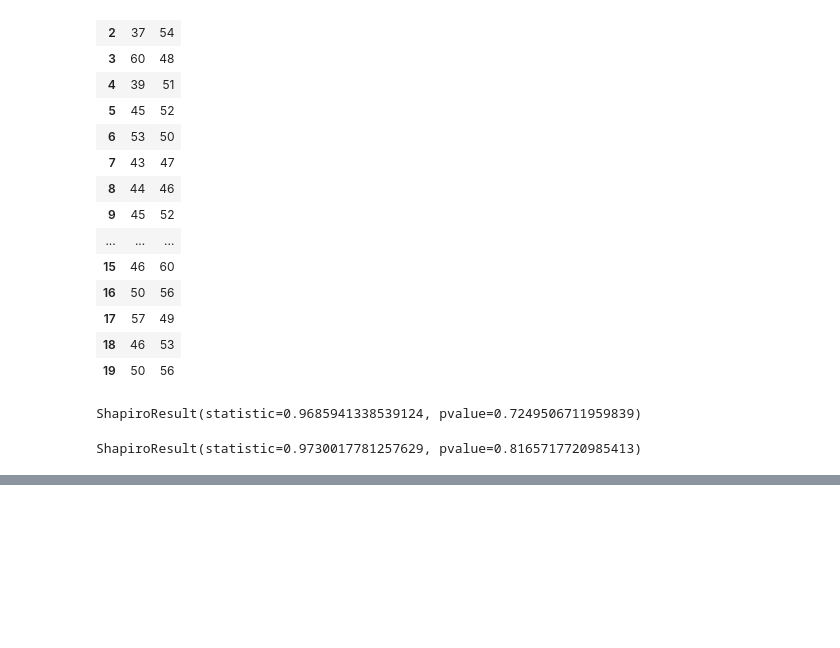
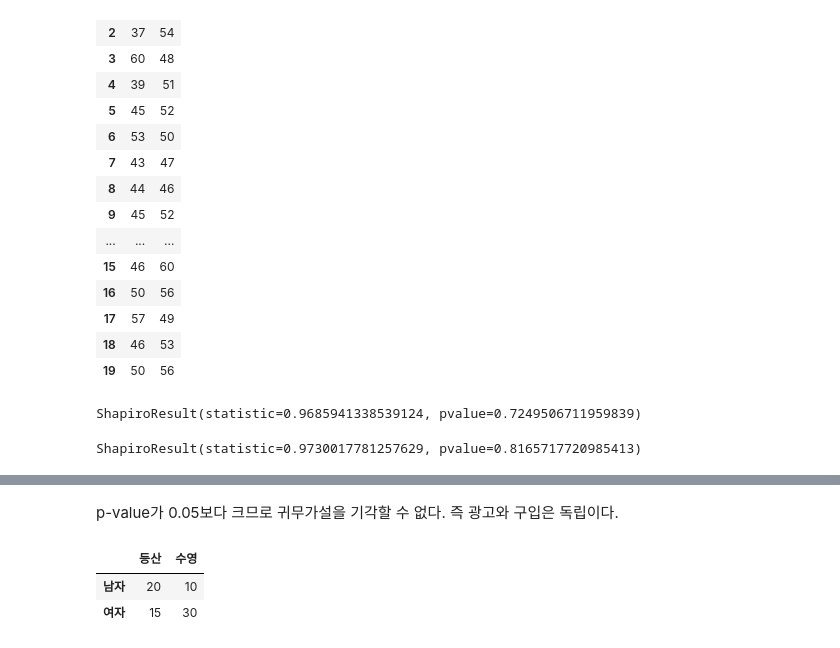
Before and after one commit to teng-ny/ADPStudy, a Jupyter notebook: 통계분석/통계 문제 연습.ipynb, the cells around one changed output, grey strips where cells are left out. Saved outputs shown, nothing was run; the diff lists cells and outputs as text; code cells hidden in the pictures; blank space fills up the shorter version.

```diff
--- a/통계분석/통계 문제 연습.ipynb
+++ b/통계분석/통계 문제 연습.ipynb
@@ -286,0 +357,9 @@ ShapiroResult(statistic=0.9730017781257629, pvalue=0.8165717720985413)
+# %% [markdown]
+p-value가 0.05보다 크므로 귀무가설을 기각할 수 없다. 즉 광고와 구입은 독립이다.
+# %%
+data=pd.DataFrame({'등산':[20,15], '수영':[10,30]}, index=['남자', '여자'])
+data
+# %% [output]
+|  | 등산 | 수영 |
+| 남자 | 20 | 10 |
+| 여자 | 15 | 30 |
```
Also changed, not shown: parts of 21 cells of this notebook.
